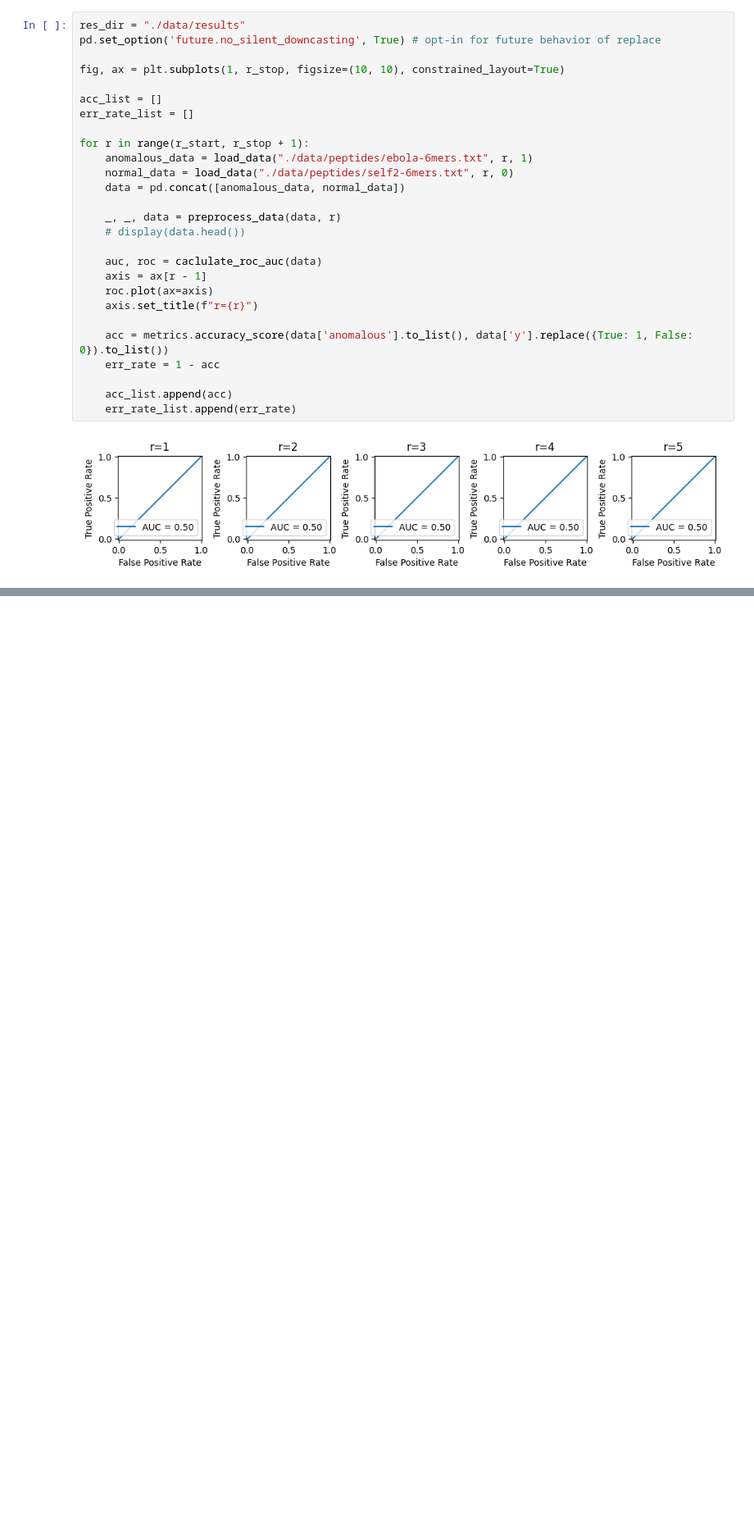
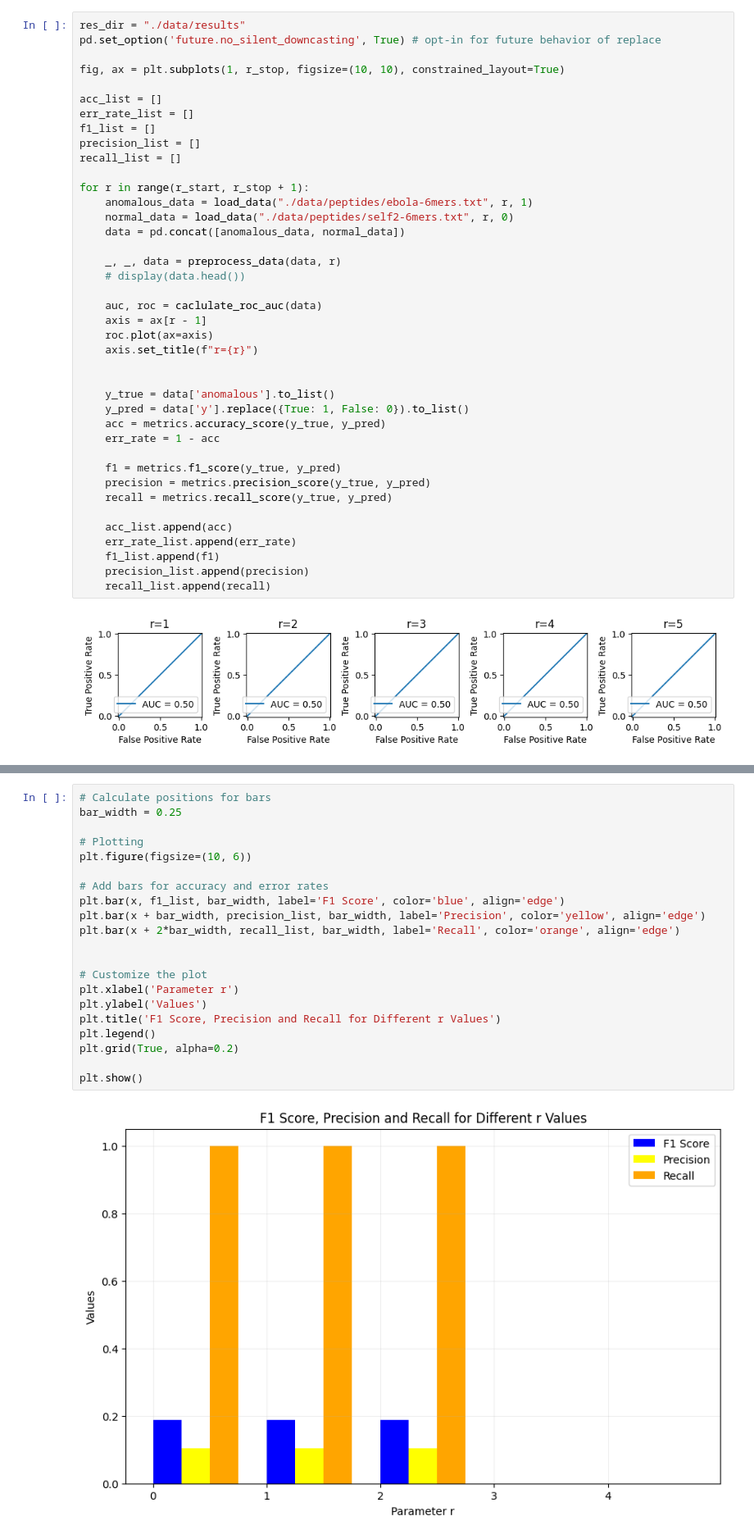
Before and after one commit to VaggelisSpi/NaCo_Project, a Jupyter notebook: project/calculations.ipynb, the cells around one changed output, grey strips where cells are left out. Shown at 82% size. Cells and saved outputs as stored; diff of their text form; blank space fills up the shorter version.

Commit message:
Calcualte and plot f1 score, precision and recall

```diff
--- a/project/calculations.ipynb
+++ b/project/calculations.ipynb
@@ -402,6 +402,9 @@ fig, ax = plt.subplots(1, r_stop, figsize=(10, 10), constrained_layout=True)
 
 acc_list = []
 err_rate_list = []
+f1_list = []
+precision_list = []
+recall_list = []
 
 for r in range(r_start, r_stop + 1):
     anomalous_data = load_data("./data/peptides/ebola-6mers.txt", r, 1)
@@ -416,11 +419,21 @@ for r in range(r_start, r_stop + 1):
     roc.plot(ax=axis)
     axis.set_title(f"r={r}")
 
-    acc = metrics.accuracy_score(data['anomalous'].to_list(), data['y'].replace({True: 1, False: 0}).to_list())
+
+    y_true = data['anomalous'].to_list()
+    y_pred = data['y'].replace({True: 1, False: 0}).to_list()
+    acc = metrics.accuracy_score(y_true, y_pred)
     err_rate = 1 - acc
+
+    f1 = metrics.f1_score(y_true, y_pred)
+    precision = metrics.precision_score(y_true, y_pred)
+    recall = metrics.recall_score(y_true, y_pred)
 
     acc_list.append(acc)
     err_rate_list.append(err_rate)
+    f1_list.append(f1)
+    precision_list.append(precision)
+    recall_list.append(recall)
 # %% [output]
 [figure]
 # %%
@@ -458,0 +476,23 @@ plt.show()
+# %%
+# Calculate positions for bars
+bar_width = 0.25
+
+# Plotting
+plt.figure(figsize=(10, 6))
+
+# Add bars for accuracy and error rates
+plt.bar(x, f1_list, bar_width, label='F1 Score', color='blue', align='edge')
+plt.bar(x + bar_width, precision_list, bar_width, label='Precision', color='yellow', align='edge')
+plt.bar(x + 2*bar_width, recall_list, bar_width, label='Recall', color='orange', align='edge')
+
+
+# Customize the plot
+plt.xlabel('Parameter r')
+plt.ylabel('Values')
+plt.title('F1 Score, Precision and Recall for Different r Values')
+plt.legend()
+plt.grid(True, alpha=0.2)
+
+plt.show()
+# %% [output]
+[figure, added]
```
Also changed, not shown: parts of 1 cell of this notebook.
